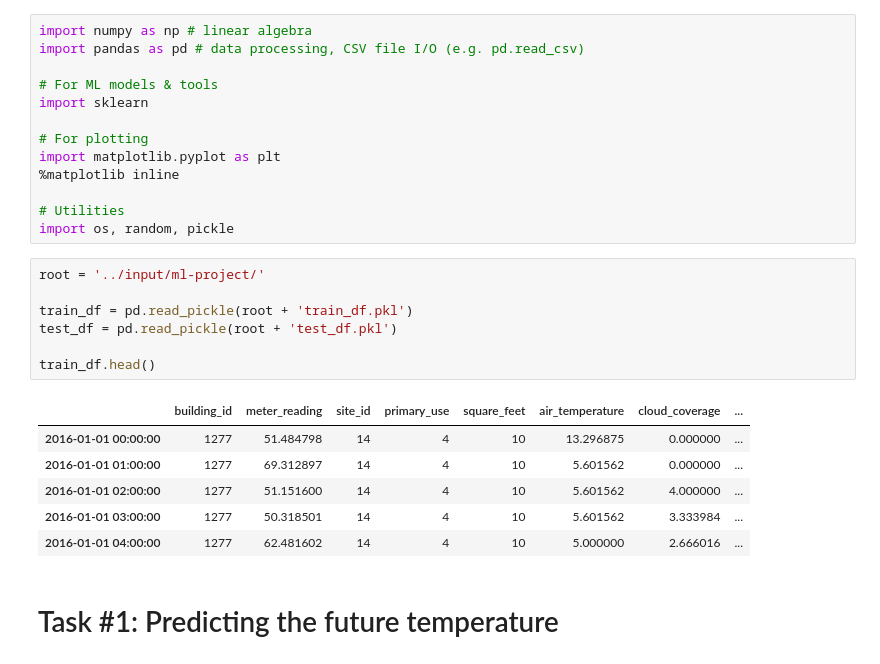
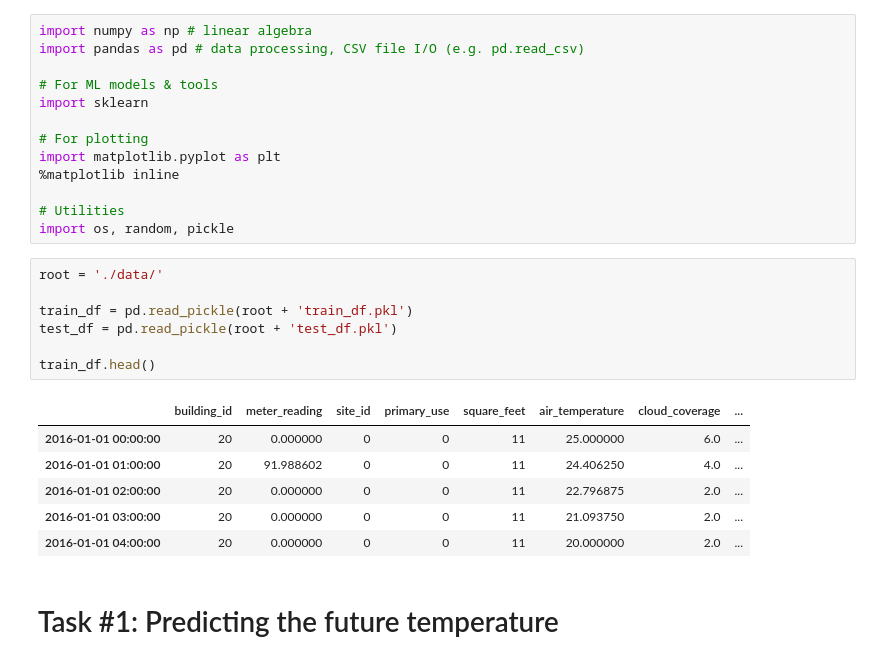
Before and after one commit to TarasKutsyk/ML-for-Automation-Project, a Jupyter notebook: ml-project-2.ipynb, the cells around one changed output. Drawn from its saved outputs; the diff is of its cells as text.

```diff
--- a/ml-project-2.ipynb
+++ b/ml-project-2.ipynb
@@ -44,19 +45,19 @@ import matplotlib.pyplot as plt
 # Utilities
 import os, random, pickle
 # %%
-root = '../input/ml-project/'
+root = './data/'
 
 train_df = pd.read_pickle(root + 'train_df.pkl')
 test_df = pd.read_pickle(root + 'test_df.pkl')
 
 train_df.head()
 # %% [output]
 |  | building_id | meter_reading | site_id | primary_use | square_feet | air_temperature | cloud_coverage | ... |
-| 2016-01-01 00:00:00 | 1277 | 51.484798 | 14 | 4 | 10 | 13.296875 | 0.000000 | ... |
-| 2016-01-01 01:00:00 | 1277 | 69.312897 | 14 | 4 | 10 | 5.601562 | 0.000000 | ... |
-| 2016-01-01 02:00:00 | 1277 | 51.151600 | 14 | 4 | 10 | 5.601562 | 4.000000 | ... |
-| 2016-01-01 03:00:00 | 1277 | 50.318501 | 14 | 4 | 10 | 5.601562 | 3.333984 | ... |
-| 2016-01-01 04:00:00 | 1277 | 62.481602 | 14 | 4 | 10 | 5.000000 | 2.666016 | ... |
+| 2016-01-01 00:00:00 | 20 | 0.000000 | 0 | 0 | 11 | 25.000000 | 6.0 | ... |
+| 2016-01-01 01:00:00 | 20 | 91.988602 | 0 | 0 | 11 | 24.406250 | 4.0 | ... |
+| 2016-01-01 02:00:00 | 20 | 0.000000 | 0 | 0 | 11 | 22.796875 | 2.0 | ... |
+| 2016-01-01 03:00:00 | 20 | 0.000000 | 0 | 0 | 11 | 21.093750 | 2.0 | ... |
+| 2016-01-01 04:00:00 | 20 | 0.000000 | 0 | 0 | 11 | 20.000000 | 2.0 | ... |
 # %% [markdown]
 # Task #1: Predicting the future temperature
 # %% [markdown]
```
Also changed, not shown: parts of 20 cells of this notebook, 2 other files.
